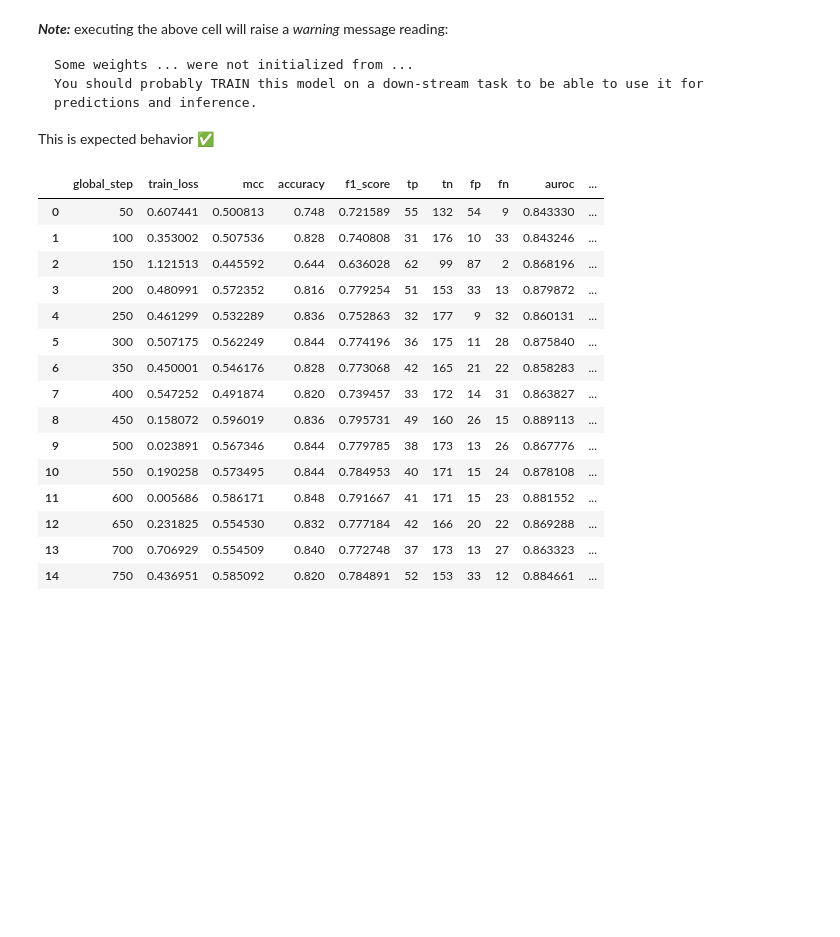
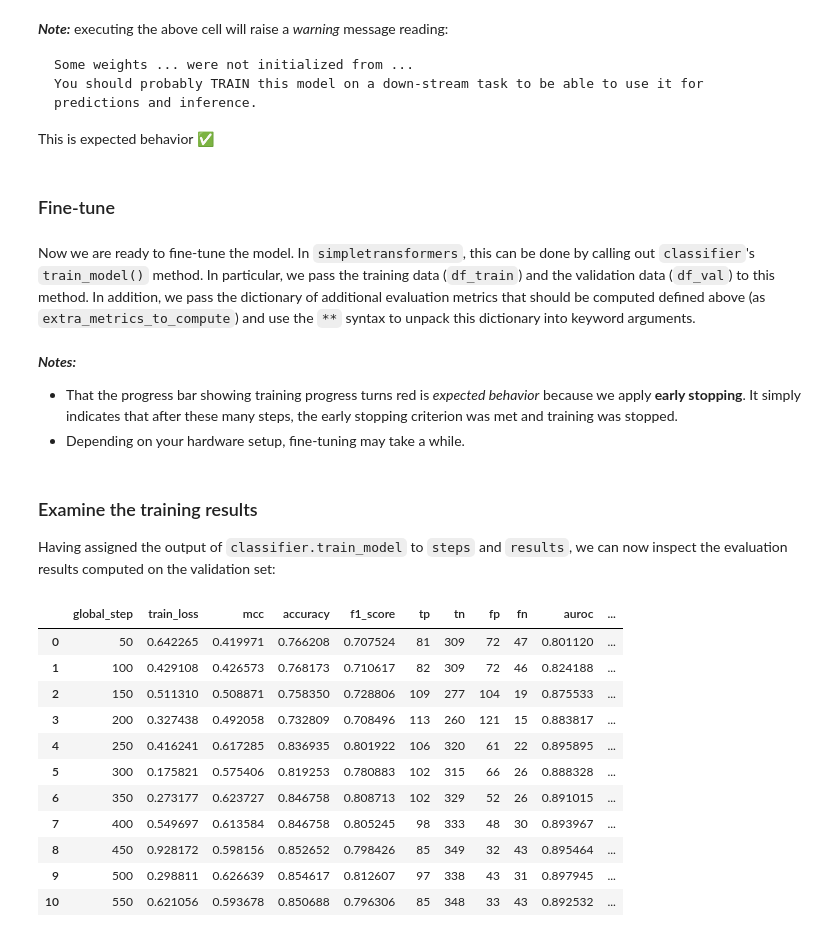
Before and after one commit to haukelicht/dia_cta_course, a Jupyter notebook: notebooks/block2/day1/transformer_classifier_finetuning.ipynb, the cells around one changed output. Cells and saved outputs as stored; diff of their text form; code cells hidden in the pictures; blank space fills up the shorter version.

````diff
--- a/notebooks/block2/day1/transformer_classifier_finetuning.ipynb
+++ b/notebooks/block2/day1/transformer_classifier_finetuning.ipynb
@@ -33,7 +43,10 @@ The data was labeled applying Fornaciari Thomson et al.'s' ([2017](https://doi.o
 # %% [markdown]
 Define the path to the data:
 # %%
-base_path = Path("..", "..", "..")
+# NOTE: when run locally, we need to adjust the base path to our folder structure
+#        currently we are in notebooks/block2/day1/, so we need to go up three levels to the root folder
+base_path = Path("/content/dia_cta_course/" if COLAB else "../../../")
+
 data_path = base_path / "data" / "labeled" / "fornaciari_we_2021"
 # %% [markdown]
 Define the file path and (down)load the data:
@@ -246,24 +359,38 @@ You should probably TRAIN this model on a down-stream task to be able to use it
 ```
 
 This is expected behavior ✅
+# %% [markdown]
+### Fine-tune
+# %% [markdown]
+Now we are ready to fine-tune the model.
+In `simpletransformers`, this can be done by calling out `classifier`'s `train_model()` method.
+In particular, we pass the training data (`df_train`) and the validation data (`df_val`) to this method.
+In addition, we pass the dictionary of additional evaluation metrics that should be computed defined above (as `extra_metrics_to_compute`) and use the `**` syntax to unpack this dictionary into keyword arguments.
 # %%
-steps, results = classifier.train_model(df_train.head(3_000), eval_df=df_val.head(250), **extra_metrics_to_compute)
+steps, results = classifier.train_model(df_train, eval_df=df_val, **extra_metrics_to_compute)
+# %% [markdown]
+**_Notes:_**
+
+- That the progress bar showing training progress turns red is _expected behavior_ because we apply **early stopping**.
+  It simply indicates that after these many steps, the early stopping criterion was met and training was stopped.
+- Depending on your hardware setup, fine-tuning may take a while.
+# %% [markdown]
+### Examine the training results
+
+Having assigned the output of `classifier.train_model` to `steps` and `results`, we can now inspect the evaluation results computed on the validation set:
 # %%
-pd.DataFrame(results)
+val_res = pd.DataFrame(results)
+val_res
 # %% [output]
 |  | global_step | train_loss | mcc | accuracy | f1_score | tp | tn | fp | fn | auroc | ... |
-| 0 | 50 | 0.607441 | 0.500813 | 0.748 | 0.721589 | 55 | 132 | 54 | 9 | 0.843330 | ... |
-| 1 | 100 | 0.353002 | 0.507536 | 0.828 | 0.740808 | 31 | 176 | 10 | 33 | 0.843246 | ... |
-| 2 | 150 | 1.121513 | 0.445592 | 0.644 | 0.636028 | 62 | 99 | 87 | 2 | 0.868196 | ... |
-| 3 | 200 | 0.480991 | 0.572352 | 0.816 | 0.779254 | 51 | 153 | 33 | 13 | 0.879872 | ... |
-| 4 | 250 | 0.461299 | 0.532289 | 0.836 | 0.752863 | 32 | 177 | 9 | 32 | 0.860131 | ... |
-| 5 | 300 | 0.507175 | 0.562249 | 0.844 | 0.774196 | 36 | 175 | 11 | 28 | 0.875840 | ... |
-| 6 | 350 | 0.450001 | 0.546176 | 0.828 | 0.773068 | 42 | 165 | 21 | 22 | 0.858283 | ... |
-| 7 | 400 | 0.547252 | 0.491874 | 0.820 | 0.739457 | 33 | 172 | 14 | 31 | 0.863827 | ... |
-| 8 | 450 | 0.158072 | 0.596019 | 0.836 | 0.795731 | 49 | 160 | 26 | 15 | 0.889113 | ... |
-| 9 | 500 | 0.023891 | 0.567346 | 0.844 | 0.779785 | 38 | 173 | 13 | 26 | 0.867776 | ... |
-| 10 | 550 | 0.190258 | 0.573495 | 0.844 | 0.784953 | 40 | 171 | 15 | 24 | 0.878108 | ... |
-| 11 | 600 | 0.005686 | 0.586171 | 0.848 | 0.791667 | 41 | 171 | 15 | 23 | 0.881552 | ... |
-| 12 | 650 | 0.231825 | 0.554530 | 0.832 | 0.777184 | 42 | 166 | 20 | 22 | 0.869288 | ... |
-| 13 | 700 | 0.706929 | 0.554509 | 0.840 | 0.772748 | 37 | 173 | 13 | 27 | 0.863323 | ... |
-| 14 | 750 | 0.436951 | 0.585092 | 0.820 | 0.784891 | 52 | 153 | 33 | 12 | 0.884661 | ... |
+| 0 | 50 | 0.642265 | 0.419971 | 0.766208 | 0.707524 | 81 | 309 | 72 | 47 | 0.801120 | ... |
+| 1 | 100 | 0.429108 | 0.426573 | 0.768173 | 0.710617 | 82 | 309 | 72 | 46 | 0.824188 | ... |
+| 2 | 150 | 0.511310 | 0.508871 | 0.758350 | 0.728806 | 109 | 277 | 104 | 19 | 0.875533 | ... |
+| 3 | 200 | 0.327438 | 0.492058 | 0.732809 | 0.708496 | 113 | 260 | 121 | 15 | 0.883817 | ... |
+| 4 | 250 | 0.416241 | 0.617285 | 0.836935 | 0.801922 | 106 | 320 | 61 | 22 | 0.895895 | ... |
+| 5 | 300 | 0.175821 | 0.575406 | 0.819253 | 0.780883 | 102 | 315 | 66 | 26 | 0.888328 | ... |
+| 6 | 350 | 0.273177 | 0.623727 | 0.846758 | 0.808713 | 102 | 329 | 52 | 26 | 0.891015 | ... |
+| 7 | 400 | 0.549697 | 0.613584 | 0.846758 | 0.805245 | 98 | 333 | 48 | 30 | 0.893967 | ... |
+| 8 | 450 | 0.928172 | 0.598156 | 0.852652 | 0.798426 | 85 | 349 | 32 | 43 | 0.895464 | ... |
+| 9 | 500 | 0.298811 | 0.626639 | 0.854617 | 0.812607 | 97 | 338 | 43 | 31 | 0.897945 | ... |
+| 10 | 550 | 0.621056 | 0.593678 | 0.850688 | 0.796306 | 85 | 348 | 33 | 43 | 0.892532 | ... |
````
Also changed, not shown: parts of 38 cells of this notebook, 3 other files.
